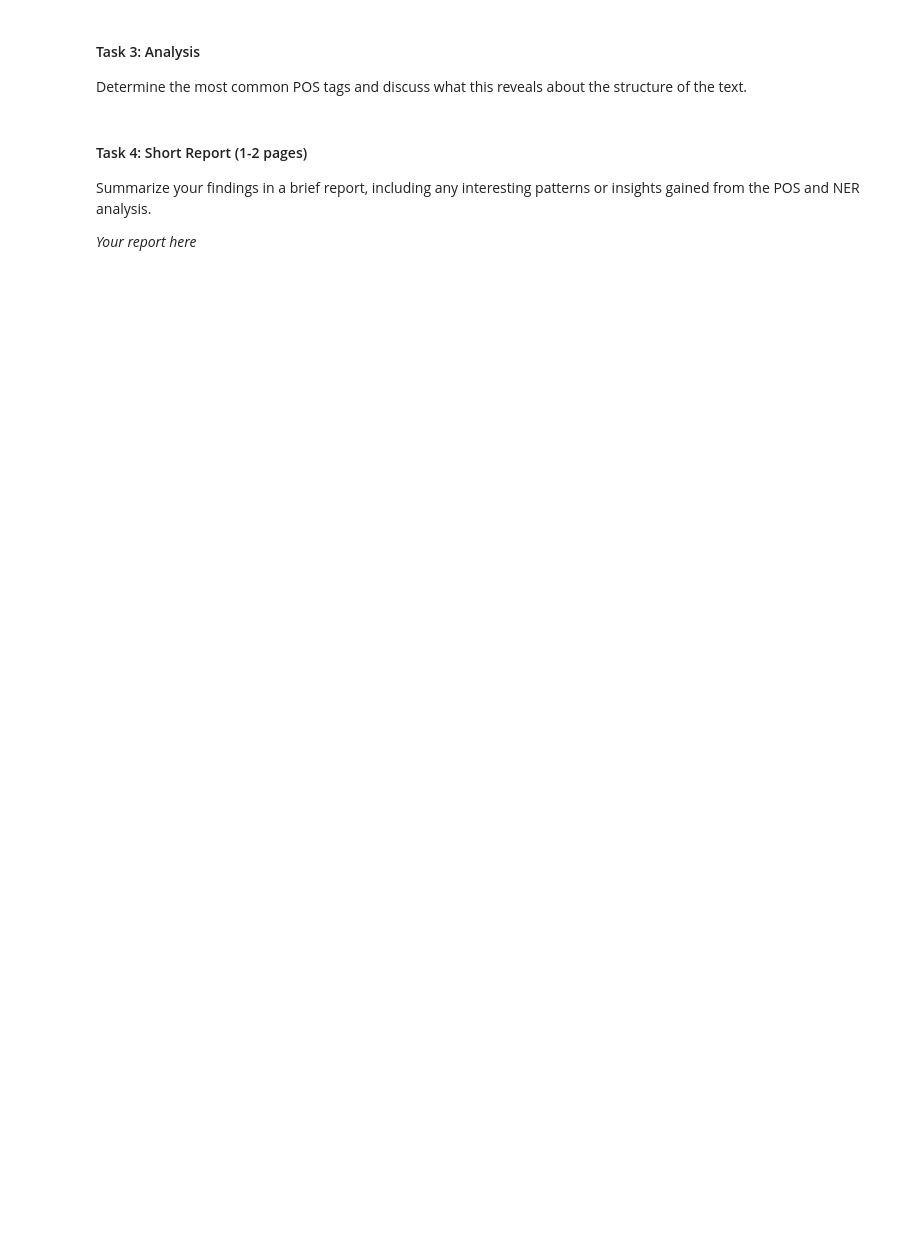
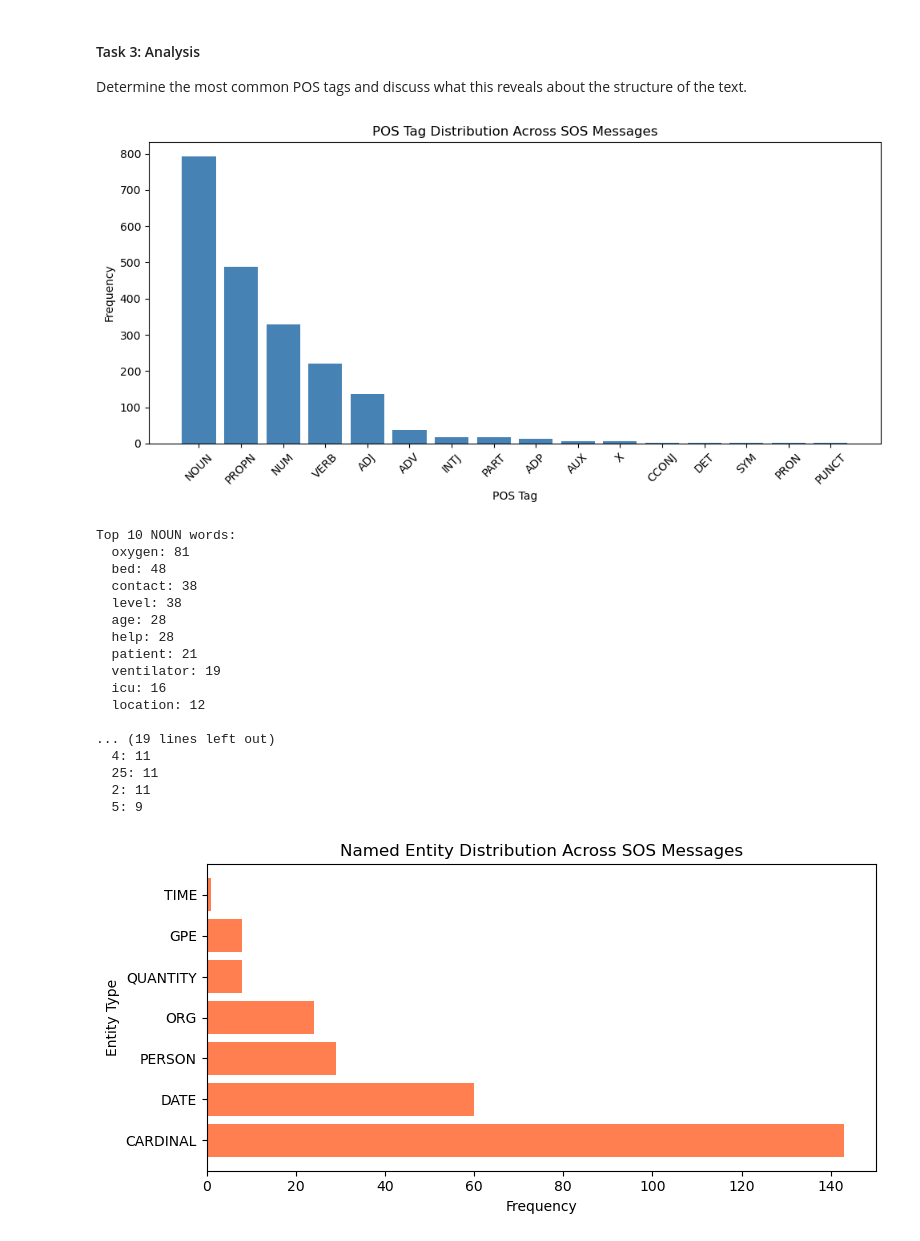
Before and after one commit to PontusNeumann/CBS-Spring26, a Jupyter notebook: NLP/NLP MA1/alex_pontus.ipynb, the cells around one changed output. Cells and saved outputs as stored; diff of their text form; code cells hidden in the pictures; blank space fills up the shorter version.

```diff
--- a/NLP/NLP MA1/alex_pontus.ipynb
+++ b/NLP/NLP MA1/alex_pontus.ipynb
@@ -109,6 +109,9 @@ def preprocess(text):
     text = re.sub(r"[^a-z0-9\s.,!?'-]", " ", text)
     # Remove extra whitespace
     text = re.sub(r"\s+", " ", text).strip()
+    # Add space before/after periods stuck to letters
+    text = re.sub(r'\.(?=[a-z])', '. ', text)
+
     return text
 
 # Apply preprocessing
@@ -149,5 +206,58 @@ Determine the most common POS tags and discuss what this reveals about the struc
-# %% [markdown]
-#### Task 4: Short Report (1-2 pages)
-Summarize your findings in a brief report, including any interesting patterns or insights gained from the POS and NER analysis.
-
-*Your report here*
+# %%
+# Task 3: Analysis of POS Tag Distribution
+
+import matplotlib.pyplot as plt
+
+# --- Visualize POS distribution ---
+fig, ax = plt.subplots(figsize=(10, 5))
+ax.bar(pos_df["POS Tag"], pos_df["Frequency"], color="steelblue")
+ax.set_title("POS Tag Distribution Across SOS Messages")
+ax.set_xlabel("POS Tag")
+ax.set_ylabel("Frequency")
+plt.xticks(rotation=45)
+plt.tight_layout()
+plt.show()
+
+# --- Top words for the 3 most common POS tags ---
+# This helps us understand *what* nouns, proper nouns, and numbers appear
+top_pos_tags = ["NOUN", "PROPN", "NUM"]
+
+for tag in top_pos_tags:
+    words_with_tag = []
+    for doc in docs:
+        for token in doc:
+            if token.pos_ == tag and token.text.strip():
+                words_with_tag.append(token.text)
+    word_freq = Counter(words_with_tag).most_common(10)
+    print(f"\nTop 10 {tag} words:")
+    for word, count in word_freq:
+        print(f"  {word}: {count}")
+
+# --- NER: visualize entity type distribution ---
+fig, ax = plt.subplots(figsize=(8, 4))
+ax.barh(ner_df["Entity Type"], ner_df["Frequency"], color="coral")
+ax.set_title("Named Entity Distribution Across SOS Messages")
+ax.set_xlabel("Frequency")
+ax.set_ylabel("Entity Type")
+plt.tight_layout()
+plt.show()
+# %% [output]
+[figure, added]
+Top 10 NOUN words:
+  oxygen: 81
+  bed: 48
+  contact: 38
+  level: 38
+  age: 28
+  help: 28
+  patient: 21
+  ventilator: 19
+  icu: 16
+  location: 12
+
+... (19 lines left out)
+  4: 11
+  25: 11
+  2: 11
+  5: 9
+[figure, added]
```
Also changed, not shown: parts of 5 cells of this notebook.
